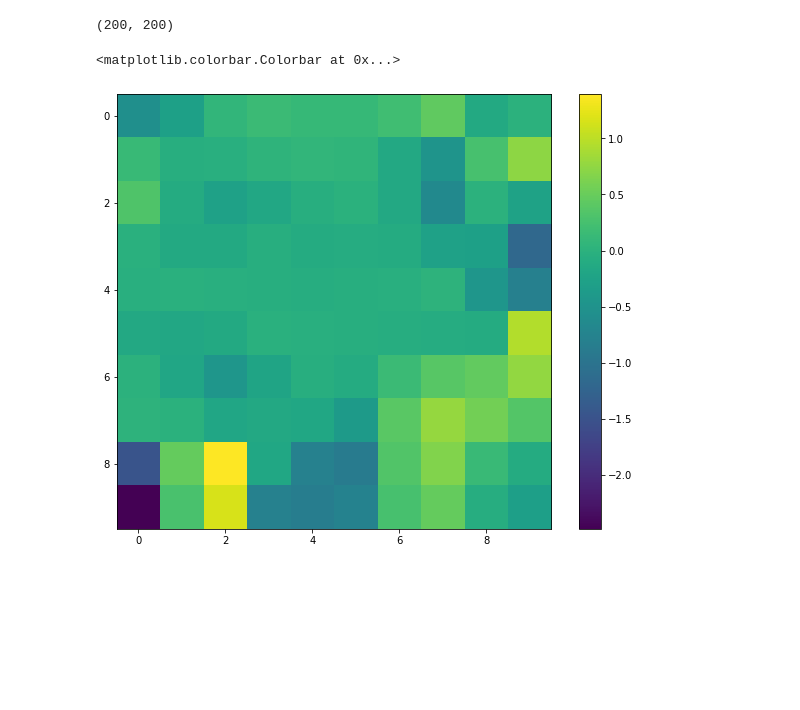
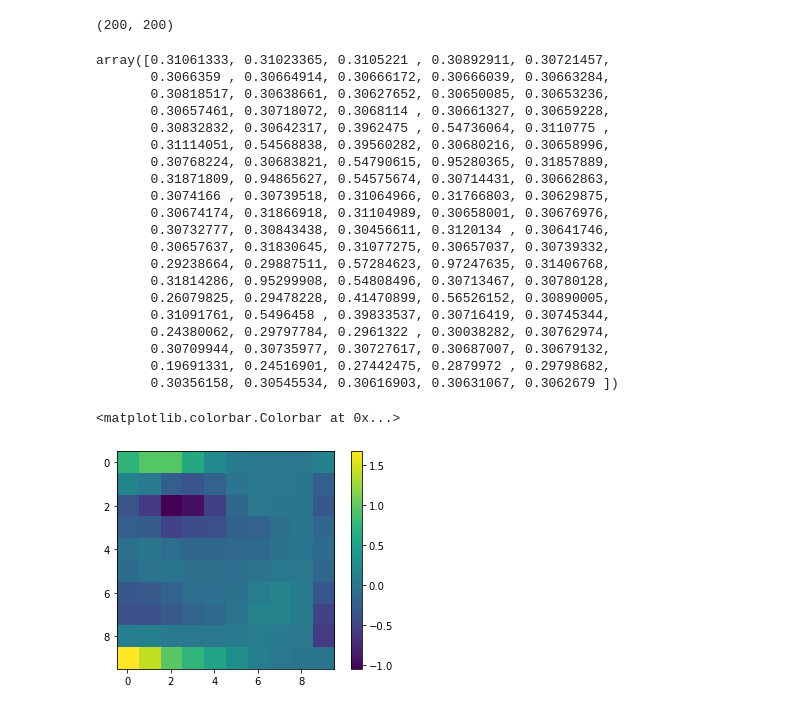
Before and after one commit to KaloshinPE/UQ_project, a Jupyter notebook: project.ipynb, the cells around one changed output. Cells and saved outputs as stored; diff of their text form; code cells hidden in the pictures; blank space fills up the shorter version.

```diff
--- a/project.ipynb
+++ b/project.ipynb
@@ -13,0 +94,9 @@ The autoreload extension is already loaded. To reload it, use:
+# %%
+plt.rcParams['figure.figsize'] = (16,6)
+plt.subplot(131); plt.imshow(task.K); plt.title('true premability field'); plt.colorbar()
+plt.subplot(132); plt.imshow(task.Q); plt.title('true sources field'); plt.colorbar()
+plt.subplot(133); plt.imshow(task.u); plt.title('true u'); plt.colorbar()
+# fig, (ax1, ax2, ax3) = plt.subplots(1, 3, figsize=(14, 12))
+# ax1.imshow(task.K); ax1.set_title('true premability field')
+# ax2.imshow(task.Q); ax2.set_title('true sources field')
+# ax3.imshow(task.u); ax3.set_title('true u')
@@ -186,13 +671,14 @@ np.gradient(np.random.rand(3, 3, 3))[0].shape
 # dummy $u_0$
 # %%
 task = TaskSetup(2, 10, 9)
+task.L[:20,80:] = np.zeros((20, 20))
 # %%
 G = task.G
 L = task.L
 x = np.random.rand(task.n_p)
-k = task.eval_perm_field(x).flatten()
+k = task.eval_perm_field(x).T.flatten()
 K = np.diag(k)
-q = task.Q.flatten()
+q = task.Q.T.flatten()
 
 B1, B2 = boundary_matrices(task.n_discr)
 k_d = double_vec(k)
@@ -206,26 +692,50 @@ B1.shape, K_d.shape, G.shape
 np.diag(k_d).shape
 # %% [output]
 (200, 200)
+# %%
+u_true = task.evaluate(x)
+A @ u_true.T.flatten() + q
+# %% [output]
+array([0.31061333, 0.31023365, 0.3105221 , 0.30892911, 0.30721457,
+       0.3066359 , 0.30664914, 0.30666172, 0.30666039, 0.30663284,
+       0.30818517, 0.30638661, 0.30627652, 0.30650085, 0.30653236,
+       0.30657461, 0.30718072, 0.3068114 , 0.30661327, 0.30659228,
+       0.30832832, 0.30642317, 0.3962475 , 0.54736064, 0.3110775 ,
+       0.31114051, 0.54568838, 0.39560282, 0.30680216, 0.30658996,
+       0.30768224, 0.30683821, 0.54790615, 0.95280365, 0.31857889,
+       0.31871809, 0.94865627, 0.54575674, 0.30714431, 0.30662863,
+       0.3074166 , 0.30739518, 0.31064966, 0.31766803, 0.30629875,
+       0.30674174, 0.31866918, 0.31104989, 0.30658001, 0.30676976,
+       0.30732777, 0.30843438, 0.30456611, 0.3120134 , 0.30641746,
+       0.30657637, 0.31830645, 0.31077275, 0.30657037, 0.30739332,
+       0.29238664, 0.29887511, 0.57284623, 0.97247635, 0.31406768,
+       0.31814286, 0.95299908, 0.54808496, 0.30713467, 0.30780128,
+       0.26079825, 0.29478228, 0.41470899, 0.56526152, 0.30890005,
+       0.31091761, 0.5496458 , 0.39833537, 0.30716419, 0.30745344,
+       0.24380062, 0.29797784, 0.2961322 , 0.30038282, 0.30762974,
+       0.30709944, 0.30735977, 0.30727617, 0.30687007, 0.30679132,
+       0.19691331, 0.24516901, 0.27442475, 0.2879972 , 0.29798682,
+       0.30356158, 0.30545534, 0.30616903, 0.30631067, 0.3062679 ])
 # %%
-A = (np.dot(G.T @ G, k) + K @ L)
+A = (np.dot(G.T @ G, k).T + K @ L)
 u = np.linalg.solve(A, -q)
 # A = np.vstack([(np.dot(G.T @ G, k) + K @ L), B1_, B2])
 # length = B1.shape[0] + 1
 # b = np.hstack([q, np.zeros(length)])
 # u, res, _, _ = np.linalg.lstsq(A, -b)
 
 
 grad_u = (G @ u).reshape(100, 2)
 grad_k = (G @ k).reshape(100, 2)
 term1 = np.sum(grad_u*grad_k, axis=1)
 
 term2 = K @ (L @ u)
 
-plt.imshow((term1 + term2 + q).reshape(10, 10))
+plt.imshow((term1 + term2 + q).T.reshape(10, 10))
 plt.colorbar()
 # %% [output]
 <matplotlib.colorbar.Colorbar at 0x...>
-[figure, old version]
+[figure, new version]
 # %%
 B1, B2 = boundary_matrices(10)
 # %%
```
Also changed, not shown: parts of 30 cells of this notebook, 2 other files.
